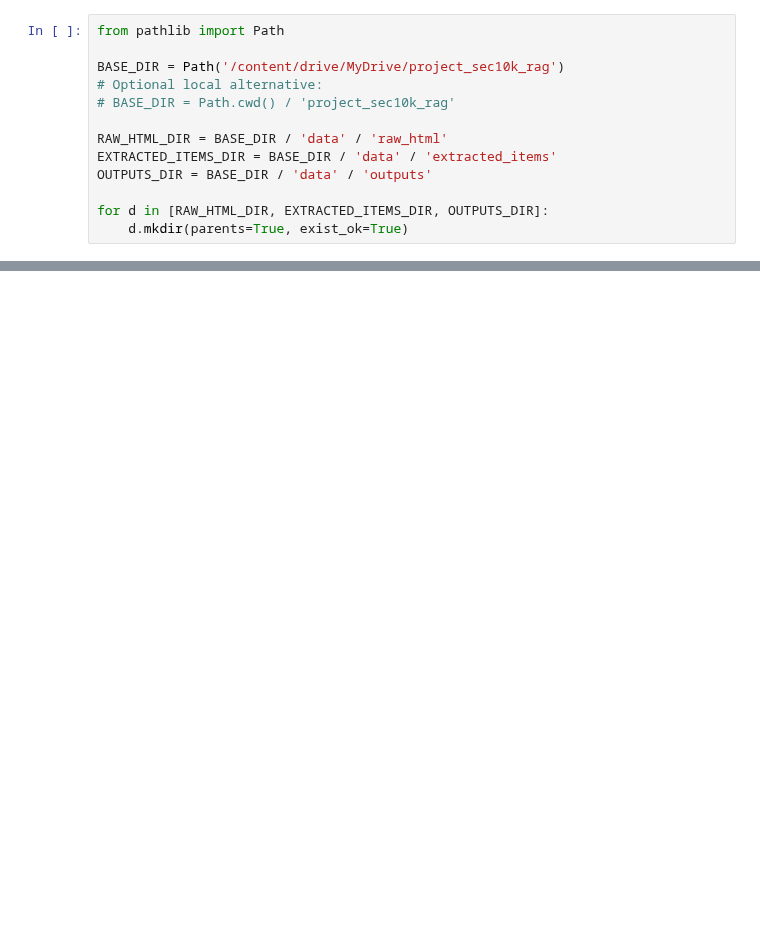
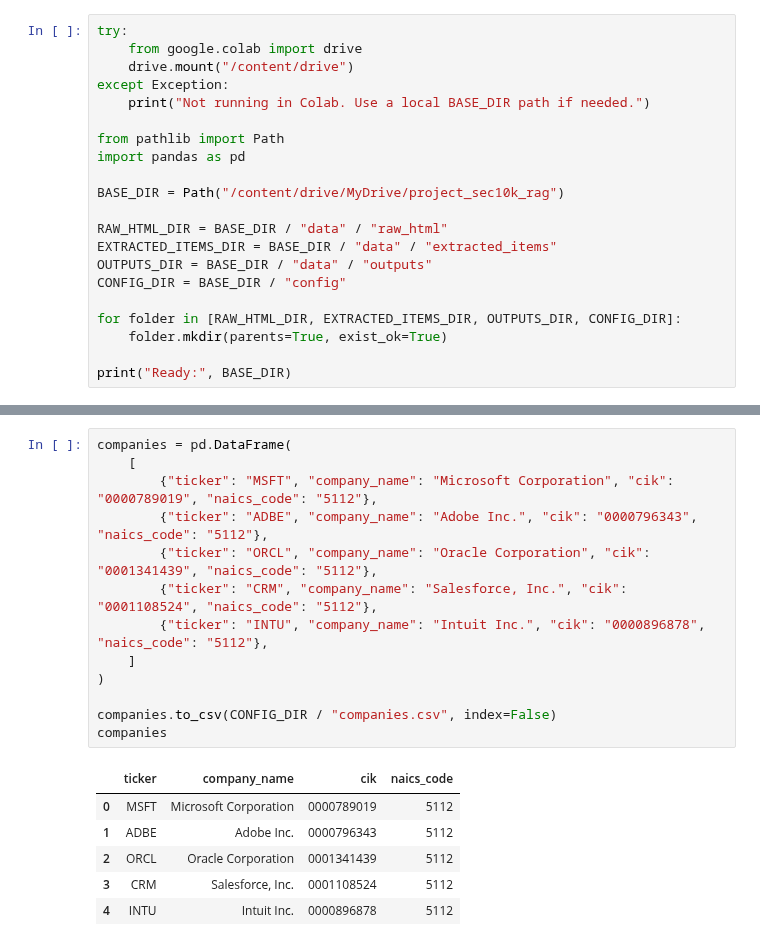
Before and after one commit to BostonAnalytics/AD698-generative-ai-for-BA, a Jupyter notebook: deliverables-solutions/Project/M01_Proj_sol.ipynb, the cells around one changed output, grey strips where cells are left out. Saved outputs shown, nothing was run; the diff lists cells and outputs as text; blank space fills up the shorter version.

```diff
--- a/deliverables-solutions/Project/M01_Proj_sol.ipynb
+++ b/deliverables-solutions/Project/M01_Proj_sol.ipynb
@@ -173,13 +21,21 @@ drive.mount('/content/drive')
 # %%
+try:
+    from google.colab import drive
+    drive.mount("/content/drive")
+except Exception:
+    print("Not running in Colab. Use a local BASE_DIR path if needed.")
+
 from pathlib import Path
+import pandas as pd
 
-BASE_DIR = Path('/content/drive/MyDrive/project_sec10k_rag')
-# Optional local alternative:
-# BASE_DIR = Path.cwd() / 'project_sec10k_rag'
+BASE_DIR = Path("/content/drive/MyDrive/project_sec10k_rag")
 
-RAW_HTML_DIR = BASE_DIR / 'data' / 'raw_html'
-EXTRACTED_ITEMS_DIR = BASE_DIR / 'data' / 'extracted_items'
-OUTPUTS_DIR = BASE_DIR / 'data' / 'outputs'
+RAW_HTML_DIR = BASE_DIR / "data" / "raw_html"
+EXTRACTED_ITEMS_DIR = BASE_DIR / "data" / "extracted_items"
+OUTPUTS_DIR = BASE_DIR / "data" / "outputs"
+CONFIG_DIR = BASE_DIR / "config"
 
-for d in [RAW_HTML_DIR, EXTRACTED_ITEMS_DIR, OUTPUTS_DIR]:
-    d.mkdir(parents=True, exist_ok=True)
+for folder in [RAW_HTML_DIR, EXTRACTED_ITEMS_DIR, OUTPUTS_DIR, CONFIG_DIR]:
+    folder.mkdir(parents=True, exist_ok=True)
+
+print("Ready:", BASE_DIR)
@@ -330,0 +69,20 @@ Standup documents should be honest and brief — one paragraph per row is enough
+# %%
+companies = pd.DataFrame(
+    [
+        {"ticker": "MSFT", "company_name": "Microsoft Corporation", "cik": "0000789019", "naics_code": "5112"},
+        {"ticker": "ADBE", "company_name": "Adobe Inc.", "cik": "0000796343", "naics_code": "5112"},
+        {"ticker": "ORCL", "company_name": "Oracle Corporation", "cik": "0001341439", "naics_code": "5112"},
+        {"ticker": "CRM", "company_name": "Salesforce, Inc.", "cik": "0001108524", "naics_code": "5112"},
+        {"ticker": "INTU", "company_name": "Intuit Inc.", "cik": "0000896878", "naics_code": "5112"},
+    ]
+)
+
+companies.to_csv(CONFIG_DIR / "companies.csv", index=False)
+companies
+# %% [output]
+|  | ticker | company_name | cik | naics_code |
+| 0 | MSFT | Microsoft Corporation | 0000789019 | 5112 |
+| 1 | ADBE | Adobe Inc. | 0000796343 | 5112 |
+| 2 | ORCL | Oracle Corporation | 0001341439 | 5112 |
+| 3 | CRM | Salesforce, Inc. | 0001108524 | 5112 |
+| 4 | INTU | Intuit Inc. | 0000896878 | 5112 |
```
Also changed, not shown: parts of 26 cells of this notebook, 10 other files.
